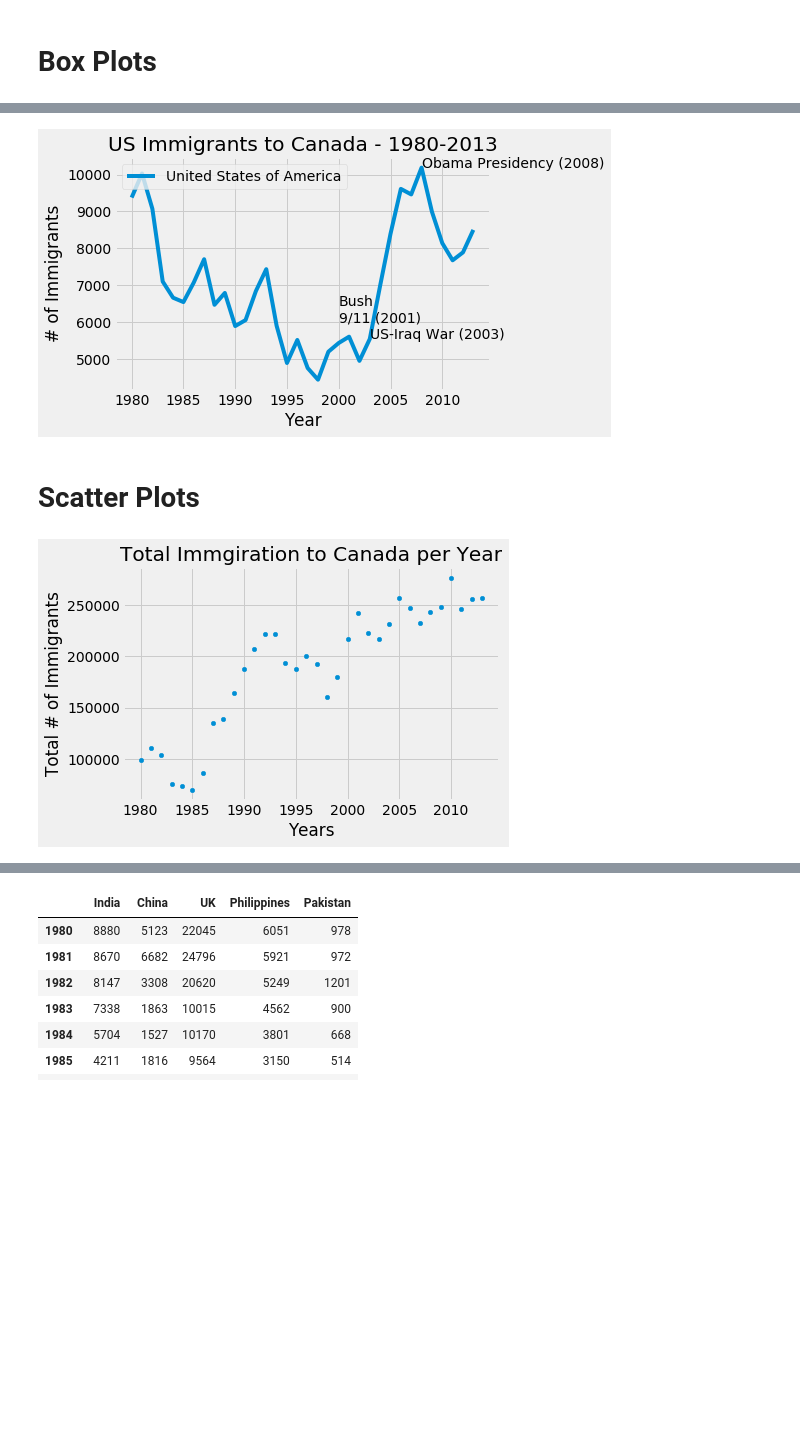
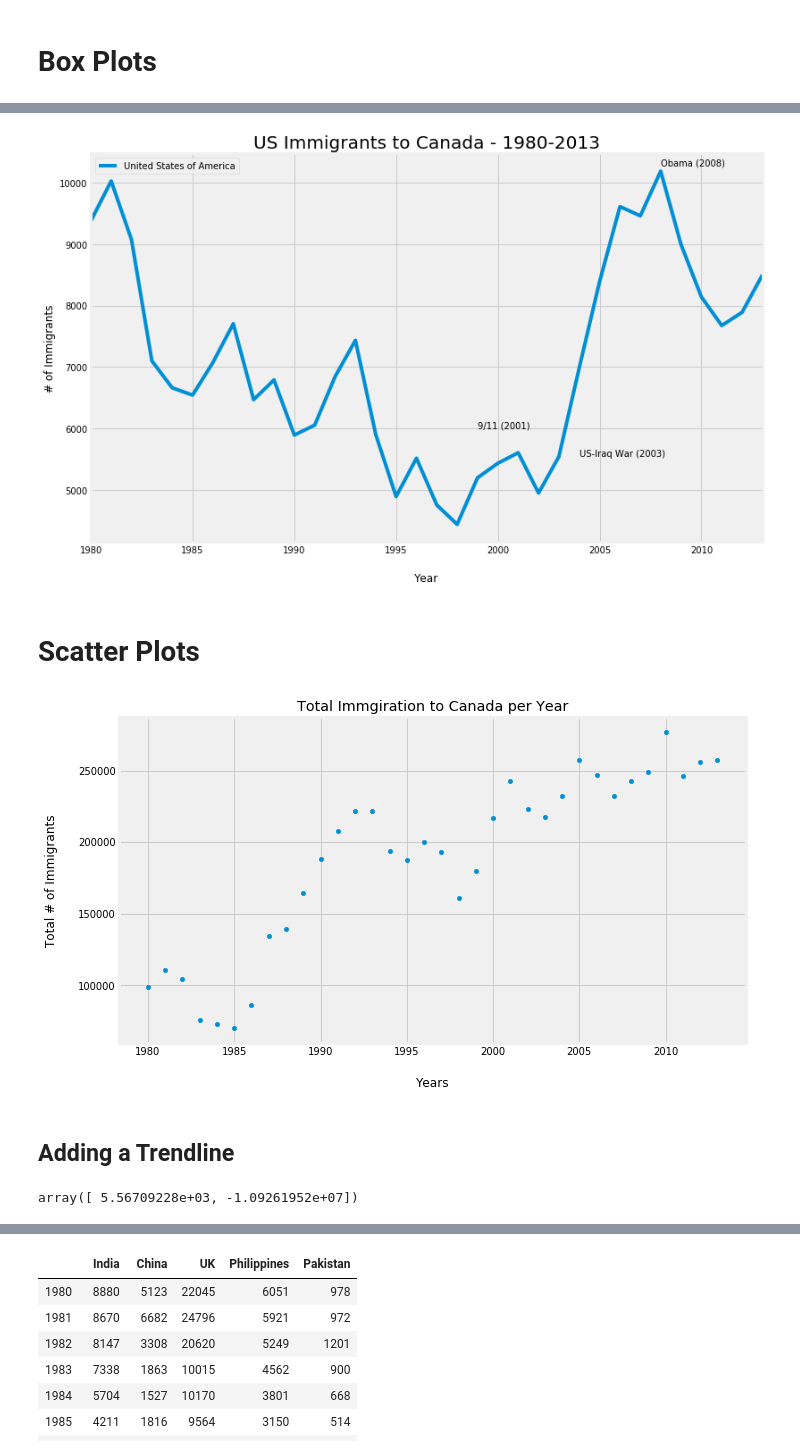
Before and after one commit to YM88/data_visualization_methods_with_python, a Jupyter notebook: 001.ipynb, the cells around one changed output, grey strips where cells are left out. Cells and saved outputs as stored; diff of their text form; code cells hidden in the pictures; blank space fills up the shorter version.

```diff
--- a/001.ipynb
+++ b/001.ipynb
@@ -459,15 +449,16 @@ plt.xlabel('# of Immigrants', labelpad=20);
 # %%
-# Let's see what was the trend over the years
-df.loc[['United States of America'], years].T.plot(kind='line', title = 'US Immigrants to Canada - 1980-2013')
-plt.text(2000, 6000, 'Bush\n9/11 (2001) ')
-plt.text(2003, 5543, 'US-Iraq War (2003)')
-plt.text(2008, 10190, 'Obama Presidency (2008)')
+# Let's see what was the trend over the years for U.S.
+df.loc[['United States of America'], years].T.plot(kind='line', figsize=(12, 8))
+plt.title('US Immigrants to Canada - 1980-2013', size=20)
+plt.text(1999, 6000, '9/11 (2001) ')
+plt.text(2004, 5543, 'US-Iraq War (2003)')
+plt.text(2008, 10290, 'Obama (2008)')
 plt.ylabel('# of Immigrants')
-plt.xlabel('Year');
-#Why is there a surge after 2001? 9/11 on 2001?
+plt.xlabel('Year', labelpad=20);
+#Why is there a surge after 2001? 9/11?
 # Conspiracy theories (╯°□°）╯︵ ┻━┻)
 # %% [output]
-[figure, old version]
+[figure, new version]
 # %% [markdown]
 # Scatter Plots
 # %%
@@ -477,9 +468,19 @@ total_year.reset_index(inplace=True)
 #scatter plot also requires a x and y value so we have to move back the year index by resetting it and changing the names for ease of use
 total_year.rename(columns={'index':'year', 0:'total'}, inplace=True)
 # %%
-total_year.plot(kind='scatter', x='year', y='total')
+total_year.plot(kind='scatter', x='year', y='total', figsize=(10,6))
 plt.title('Total Immgiration to Canada per Year')
-plt.xlabel('Years')
-plt.ylabel('Total # of Immigrants');
+plt.xlabel('Years', labelpad=20)
+plt.ylabel('Total # of Immigrants', labelpad=20);
 # %% [output]
-[figure, old version]
+[figure, new version]
+# %% [markdown]
+## Adding a Trendline
+# %%
+x = total_year['year']      # year on x-axis
+y = total_year['total']     # total on y-axis
+fit = np.polyfit(x, y, deg=1)
+
+fit
+# %% [output]
+array([ 5.56709228e+03, -1.09261952e+07])
```
Also changed, not shown: parts of 26 cells of this notebook, 1 other file.
